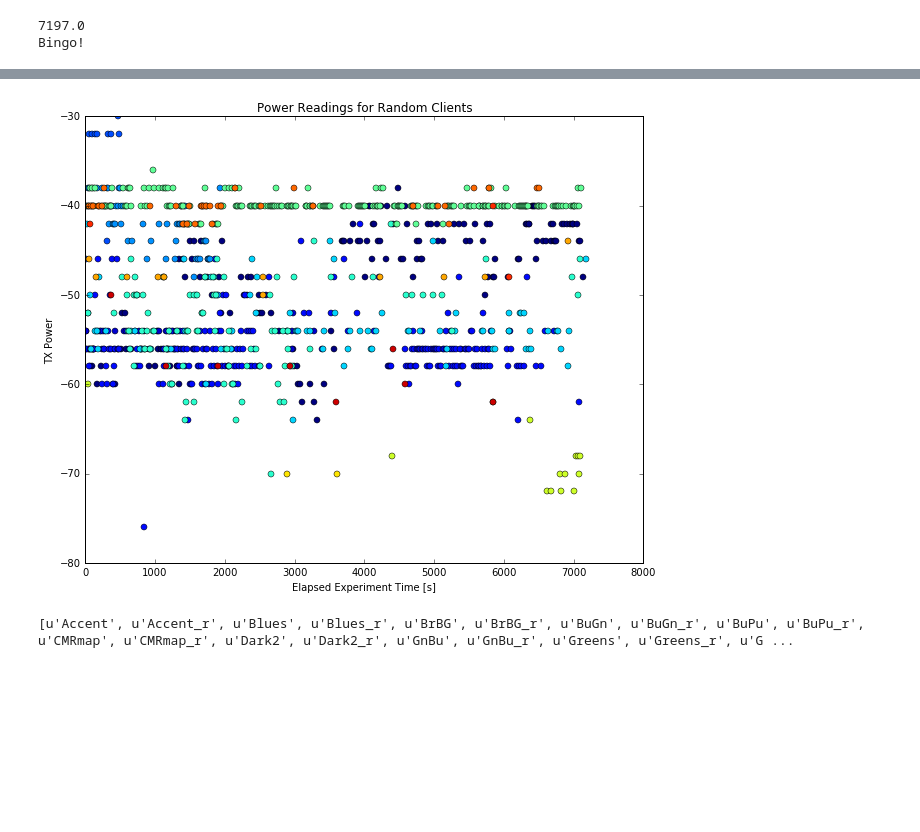
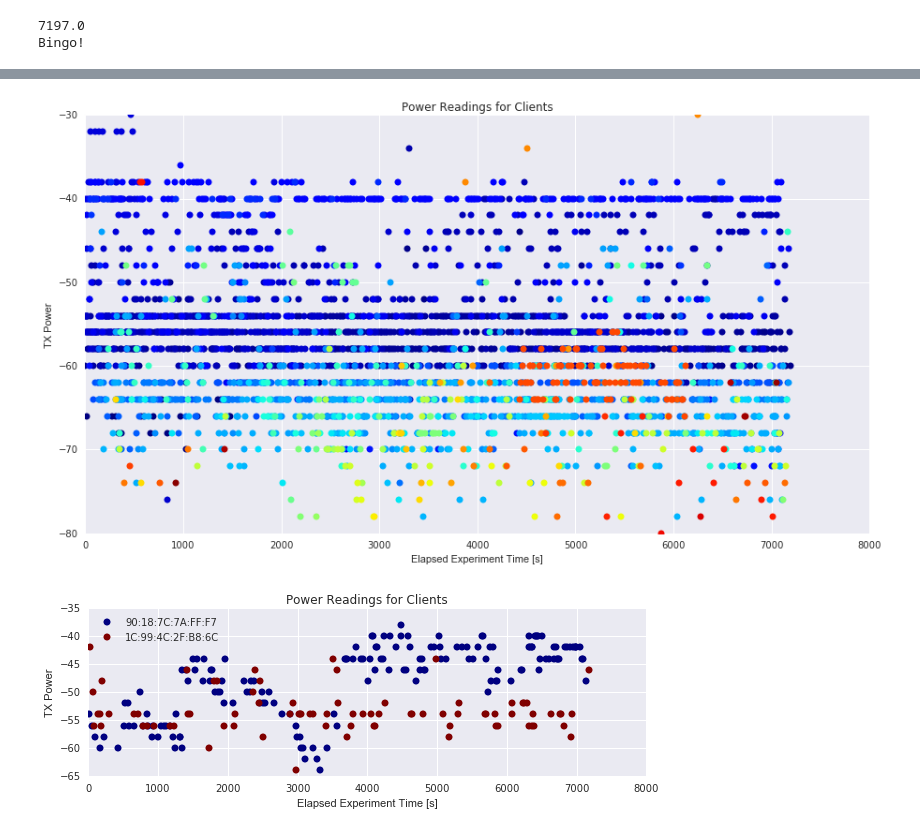
Before and after one commit to charlesreid1/wifi-data, a Jupyter notebook: pandas/Timestamps.ipynb, the cells around one changed output, grey strips where cells are left out. Saved outputs shown, nothing was run; the diff lists cells and outputs as text; code cells hidden in the pictures; blank space fills up the shorter version.

```diff
--- a/pandas/Timestamps.ipynb
+++ b/pandas/Timestamps.ipynb
@@ -173,24 +174,46 @@ plt.show()
+# %%
+fig2 = plt.figure(figsize=(15,8))
+ax2 = fig2.add_subplot(111)
+
+client_macs = client_df['Station MAC'].unique()
+color_idx = np.linspace(0,1,len(client_macs))
+
+for i,mac in enumerate(client_macs):
+    xx = client_df[client_df['Station MAC']==mac]['Seconds Elapsed']
+    yy = client_df[client_df['Station MAC']==mac]['Power']
+    xx = xx[yy < -10]
+    yy2 = yy[yy < -10]
+
+    ci = color_idx[i]
+    ax2.plot(xx,yy2,'o',color=plt.cm.jet(ci),label=mac)
+
+ax2.set_title("Power Readings for Clients")
+ax2.set_xlabel('Elapsed Experiment Time [s]')
+ax2.set_ylabel('TX Power')
+#ax2.legend()
+plt.show()
+# %% [output]
+[figure, added]
 # %%
-fig = plt.figure(figsize=(10,8))
+fig = plt.figure(figsize=(10,3))
 ax = fig.add_subplot(111)
 
-client_macs = client_df['Station MAC'].unique()[5:20]
-color_idx = np.linspace(0, 1, len(client_macs)+1)
-for i,mac in zip(color_idx,client_macs):
+interesting_macs = [client_macs[5],client_macs[10]]
+color_idx = np.linspace(0,1,len(interesting_macs))
+
+for i,mac in enumerate(interesting_macs):
     xx = client_df[client_df['Station MAC']==mac]['Seconds Elapsed']
     yy = client_df[client_df['Station MAC']==mac]['Power']
-    xx = xx[yy<-10]
-    yy2 = yy[yy<-10]
-    ax.plot(xx,yy2,'o',color=plt.cm.jet(i),label=mac)
+    xx = xx[yy < -10]
+    yy2 = yy[yy < -10]
 
-ax.set_title("Power Readings for Random Clients")
+    ci = color_idx[i]
+    ax.plot(xx,yy2,'o',color=plt.cm.jet(ci),label=mac)
+
+ax.set_title("Power Readings for Clients")
 ax.set_xlabel('Elapsed Experiment Time [s]')
 ax.set_ylabel('TX Power')
+ax.legend(loc='best')
 plt.show()
 # %% [output]
-[figure, old version]
+[figure, new version]
-# %%
-# Show all the different colormaps available through Matplotlib
-print dir(plt.cm)
-# %% [output]
-[u'Accent', u'Accent_r', u'Blues', u'Blues_r', u'BrBG', u'BrBG_r', u'BuGn', u'BuGn_r', u'BuPu', u'BuPu_r', u'CMRmap', u'CMRmap_r', u'Dark2', u'Dark2_r', u'GnBu', u'GnBu_r', u'Greens', u'Greens_r', u'G ...
```
Also changed, not shown: parts of 5 cells of this notebook.
